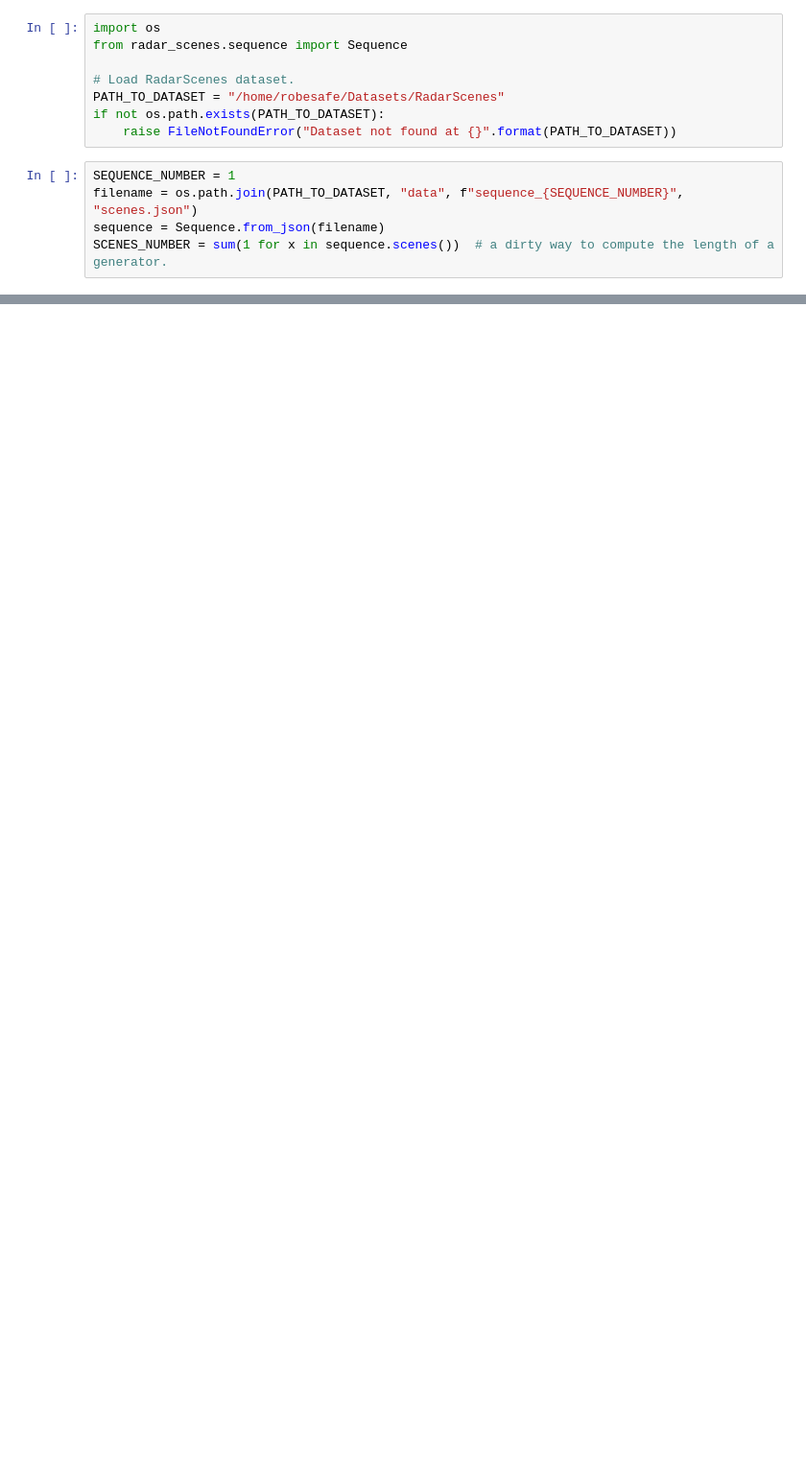
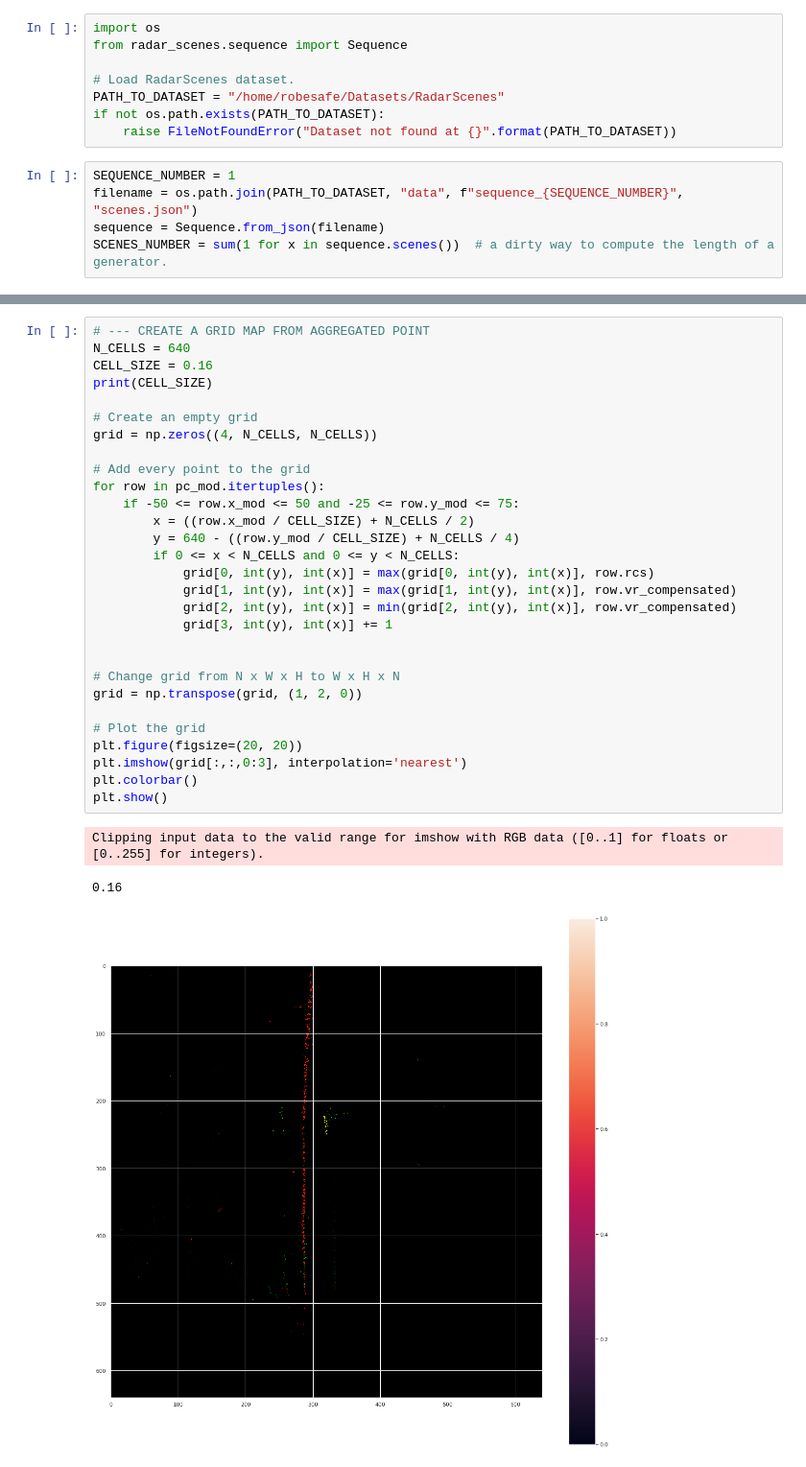
Before and after one commit to santimontiel/grid-mapping-radar, a Jupyter notebook: generate_grid_dataset.ipynb, the cells around one changed output, grey strips where cells are left out. Shown at 96% size. Drawn from its saved outputs; the diff is of its cells as text; blank space fills up the shorter version.

```diff
--- a/generate_grid_dataset.ipynb
+++ b/generate_grid_dataset.ipynb
@@ -177,0 +197,33 @@ TypeError: tuple indices must be integers or slices, not str
+# %%
+# --- CREATE A GRID MAP FROM AGGREGATED POINT
+N_CELLS = 640
+CELL_SIZE = 0.16
+print(CELL_SIZE)
+
+# Create an empty grid
+grid = np.zeros((4, N_CELLS, N_CELLS))
+
+# Add every point to the grid
+for row in pc_mod.itertuples():
+    if -50 <= row.x_mod <= 50 and -25 <= row.y_mod <= 75:
+        x = ((row.x_mod / CELL_SIZE) + N_CELLS / 2)
+        y = 640 - ((row.y_mod / CELL_SIZE) + N_CELLS / 4)
+        if 0 <= x < N_CELLS and 0 <= y < N_CELLS:
+            grid[0, int(y), int(x)] = max(grid[0, int(y), int(x)], row.rcs)
+            grid[1, int(y), int(x)] = max(grid[1, int(y), int(x)], row.vr_compensated)
+            grid[2, int(y), int(x)] = min(grid[2, int(y), int(x)], row.vr_compensated)
+            grid[3, int(y), int(x)] += 1
+
+
+# Change grid from N x W x H to W x H x N
+grid = np.transpose(grid, (1, 2, 0))
+
+# Plot the grid
+plt.figure(figsize=(20, 20))
+plt.imshow(grid[:,:,0:3], interpolation='nearest')
+plt.colorbar()
+plt.show()
+# %% [output]
+Clipping input data to the valid range for imshow with RGB data ([0..1] for floats or [0..255] for integers).
+0.16
+[figure, added]
```
Also changed, not shown: parts of 8 cells of this notebook, 4 other files.
